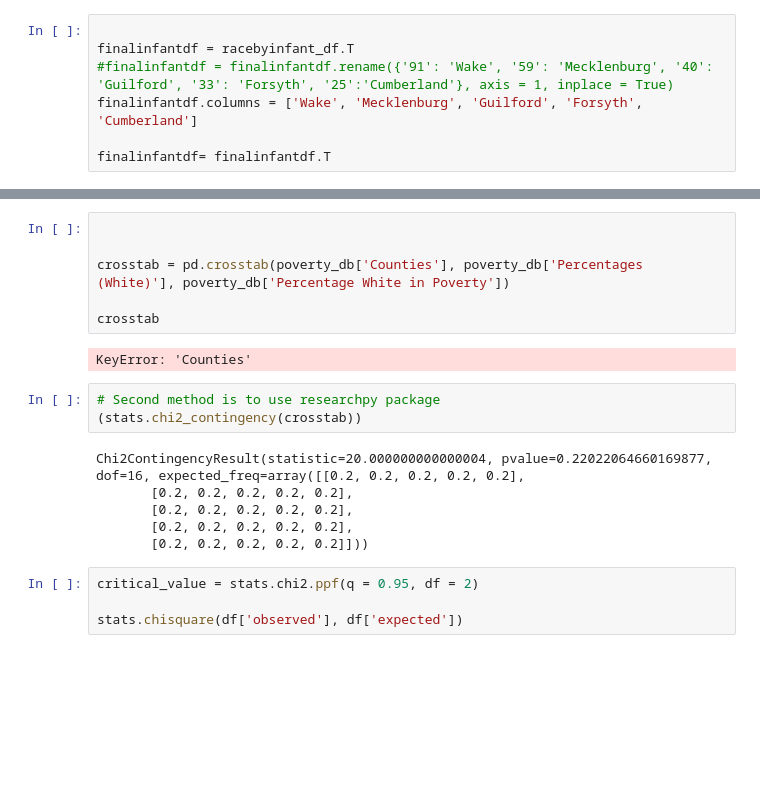
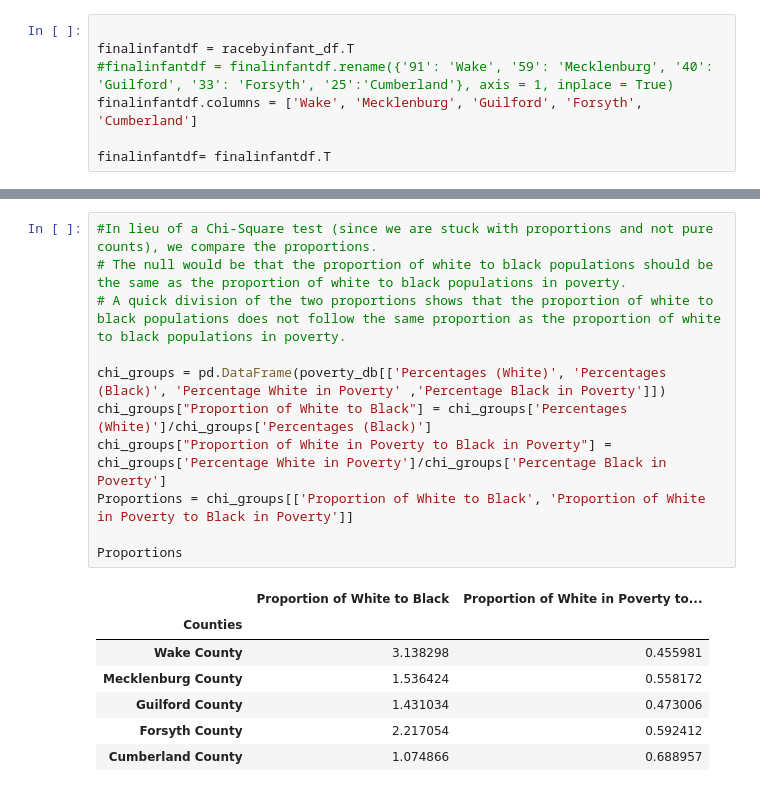
Before and after one commit to SwagmasterMatt/Public-Health-Exploratory-Analysis, a Jupyter notebook: chi_tests.ipynb, the cells around one changed output, grey strips where cells are left out. Saved outputs shown, nothing was run; the diff lists cells and outputs as text; blank space fills up the shorter version.

```diff
--- a/chi_tests.ipynb
+++ b/chi_tests.ipynb
@@ -94,24 +94,22 @@ poverty_db
 | Guilford County | 0.249 | 0.174 | 138591.700 | 97190.366 | 26870.0 | ... |
 | Forsyth County | 0.286 | 0.129 | 112215.948 | 50538.432 | 28969.0 | ... |
 | Cumberland County | 0.201 | 0.187 | 68199.525 | 63572.924 | 21133.0 | ... |
-# %%
-
-
-crosstab = pd.crosstab(poverty_db['Counties'], poverty_db['Percentages (White)'], poverty_db['Percentage White in Poverty'])
-
-crosstab
-# %% [output]
-KeyError: 'Counties'
-# %%
-# Second method is to use researchpy package
-(stats.chi2_contingency(crosstab))
-# %% [output]
-Chi2ContingencyResult(statistic=20.000000000000004, pvalue=0.22022064660169877, dof=16, expected_freq=array([[0.2, 0.2, 0.2, 0.2, 0.2],
-       [0.2, 0.2, 0.2, 0.2, 0.2],
-       [0.2, 0.2, 0.2, 0.2, 0.2],
-       [0.2, 0.2, 0.2, 0.2, 0.2],
-       [0.2, 0.2, 0.2, 0.2, 0.2]]))
-# %%
-critical_value = stats.chi2.ppf(q = 0.95, df = 2)
-
-stats.chisquare(df['observed'], df['expected'])
+# %%
+#In lieu of a Chi-Square test (since we are stuck with proportions and not pure counts), we compare the proportions.
+# The null would be that the proportion of white to black populations should be the same as the proportion of white to black populations in poverty.
+# A quick division of the two proportions shows that the proportion of white to black populations does not follow the same proportion as the proportion of white to black populations in poverty.
+
+chi_groups = pd.DataFrame(poverty_db[['Percentages (White)', 'Percentages (Black)', 'Percentage White in Poverty' ,'Percentage Black in Poverty']])
+chi_groups["Proportion of White to Black"] = chi_groups['Percentages (White)']/chi_groups['Percentages (Black)']
+chi_groups["Proportion of White in Poverty to Black in Poverty"] = chi_groups['Percentage White in Poverty']/chi_groups['Percentage Black in Poverty']
+Proportions = chi_groups[['Proportion of White to Black', 'Proportion of White in Poverty to Black in Poverty']]
+
+Proportions
+# %% [output]
+|  | Proportion of White to Black | Proportion of White in Poverty to... |
+| Counties |  |  |
+| Wake County | 3.138298 | 0.455981 |
+| Mecklenburg County | 1.536424 | 0.558172 |
+| Guilford County | 1.431034 | 0.473006 |
+| Forsyth County | 2.217054 | 0.592412 |
+| Cumberland County | 1.074866 | 0.688957 |
```
Also changed, not shown: parts of 4 cells of this notebook.
